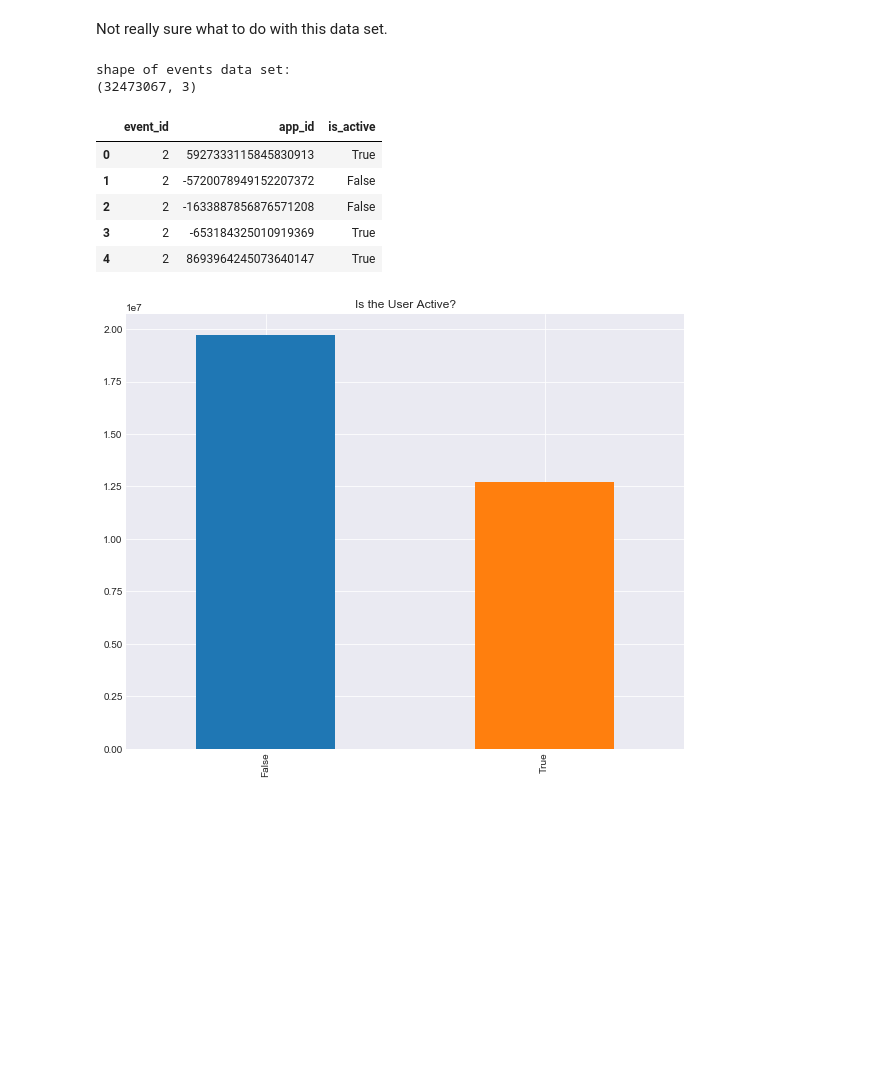
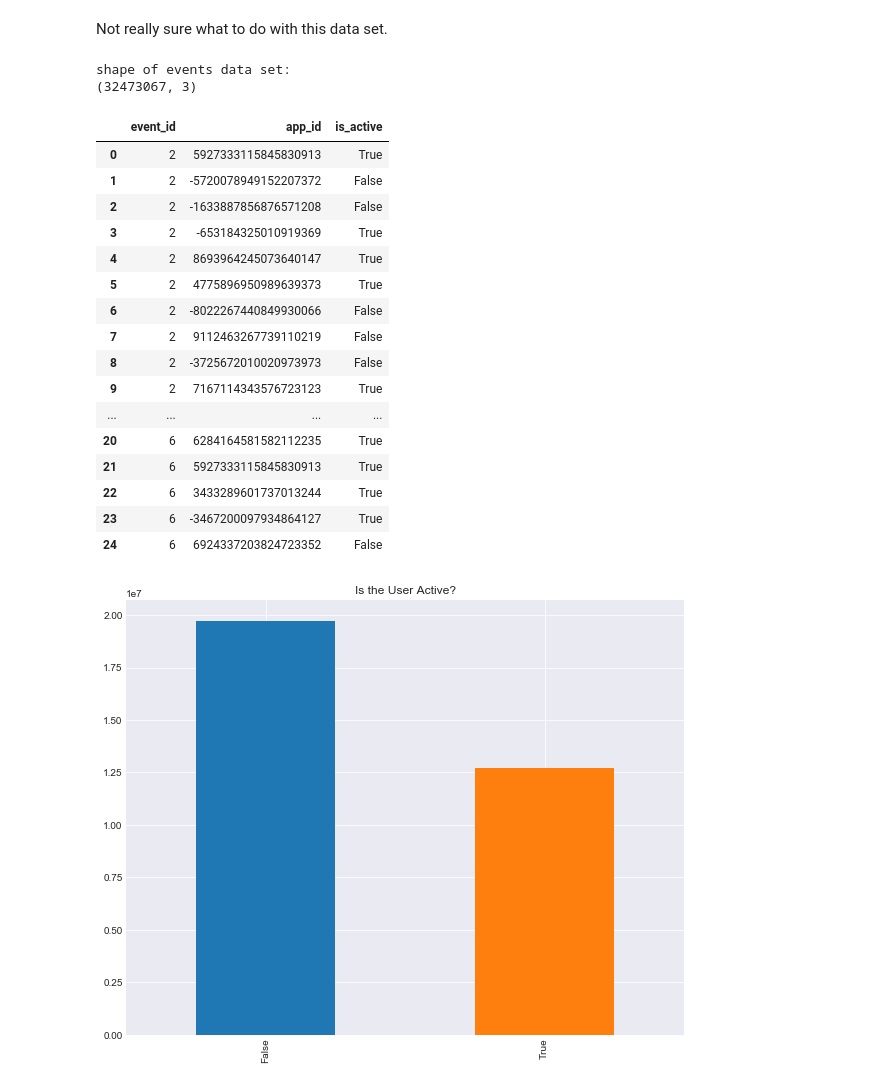
Before and after one commit to lamkg/Thinkful-Final-Capstone, a Jupyter notebook: Final Capstone.ipynb, the cells around one changed output. Cells and saved outputs as stored; diff of their text form; code cells hidden in the pictures; blank space fills up the shorter version.

```diff
--- a/Final Capstone.ipynb
+++ b/Final Capstone.ipynb
@@ -105,19 +106,30 @@ Name: phone_brand, dtype: int64
 # %% [markdown]
 Not really sure what to do with this data set.
 # %%
-# Events analysis
+# App events overlook
 print('shape of events data set:')
 print(app_events.shape)
-app_events.head()
+app_events.head(25)
 # %% [output]
 shape of events data set:
 (32473067, 3)
 |  | event_id | app_id | is_active |
 | 0 | 2 | 5927333115845830913 | True |
 | 1 | 2 | -5720078949152207372 | False |
 | 2 | 2 | -1633887856876571208 | False |
 | 3 | 2 | -653184325010919369 | True |
 | 4 | 2 | 8693964245073640147 | True |
+| 5 | 2 | 4775896950989639373 | True |
+| 6 | 2 | -8022267440849930066 | False |
+| 7 | 2 | 9112463267739110219 | False |
+| 8 | 2 | -3725672010020973973 | False |
+| 9 | 2 | 7167114343576723123 | True |
+| ... | ... | ... | ... |
+| 20 | 6 | 6284164581582112235 | True |
+| 21 | 6 | 5927333115845830913 | True |
+| 22 | 6 | 3433289601737013244 | True |
+| 23 | 6 | -3467200097934864127 | True |
+| 24 | 6 | 6924337203824723352 | False |
 # %%
 fig,ax = plt.subplots(figsize=(10,8))
 plt.title('Is the User Active?')
```
Also changed, not shown: parts of 26 cells of this notebook.
